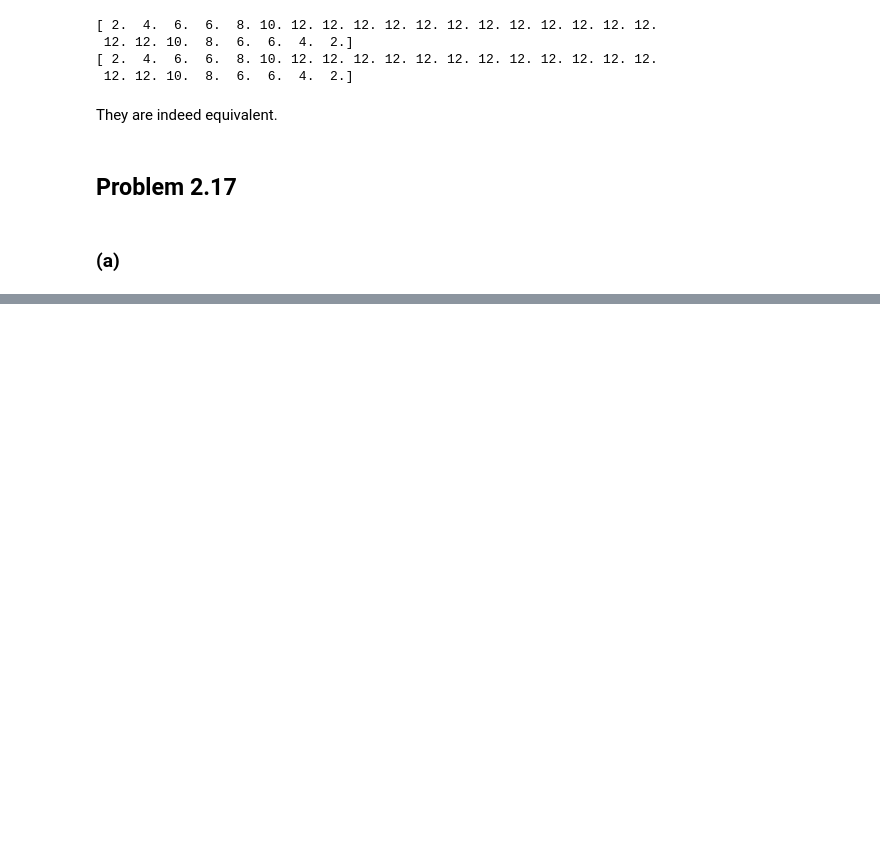
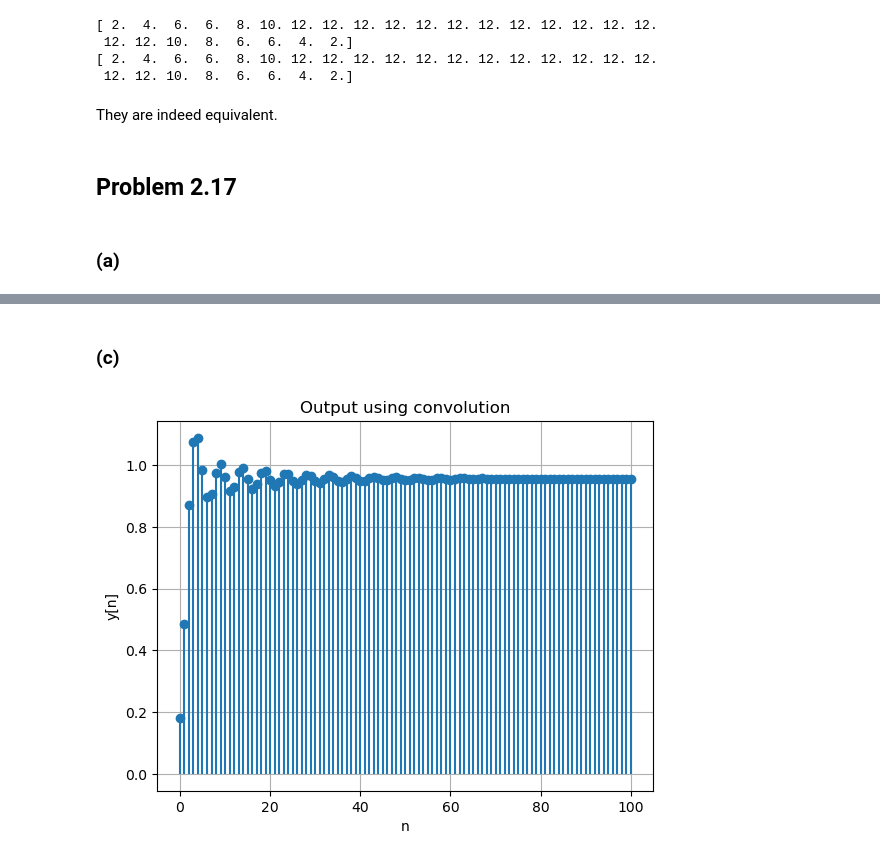
Before and after one commit to Khanrik/UniFolder, a Jupyter notebook: 4. Semester/Diskret-tids signalbehandling/TØ/Uge 3/Uge 3.ipynb, the cells around one changed output, grey strips where cells are left out. Saved outputs shown, nothing was run; the diff lists cells and outputs as text; code cells hidden in the pictures; blank space fills up the shorter version.

```diff
--- a/4. Semester/Diskret-tids signalbehandling/TØ/Uge 3/Uge 3.ipynb
+++ b/4. Semester/Diskret-tids signalbehandling/TØ/Uge 3/Uge 3.ipynb
@@ -46,0 +84,15 @@ They are indeed equivalent.
+# %% [markdown]
+### (c)
+# %%
+# Compute y[n] using convolution (c)
+y_conv = np.convolve(h, u)[:len(n)]
+
+plt.figure()
+plt.stem(n, y_conv, basefmt=" ")
+plt.xlabel("n")
+plt.ylabel("y[n]")
+plt.title("Output using convolution")
+plt.grid()
+plt.show()
+# %% [output]
+[figure, added]
```
Also changed, not shown: parts of 16 cells of this notebook, 5 other files.
